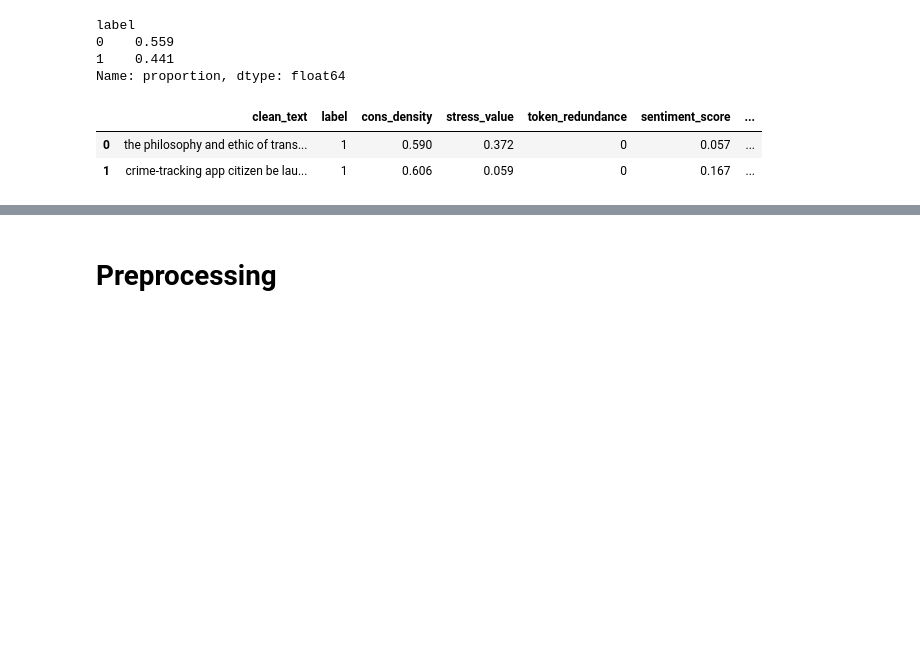
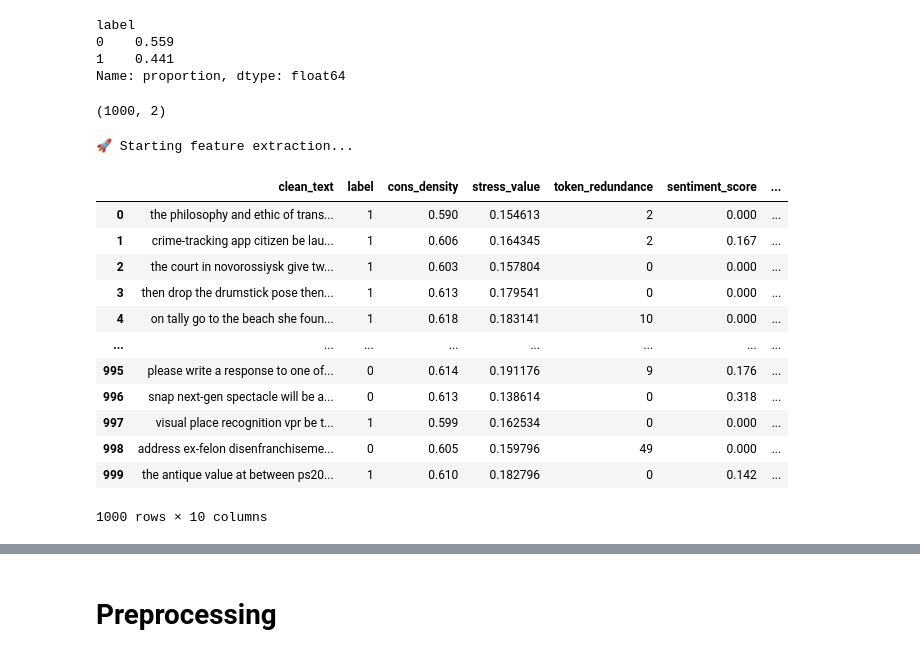
Before and after one commit to nghia95/fake-data-detector, a Jupyter notebook: notebooks/Halim_ML.ipynb, the cells around one changed output, grey strips where cells are left out. Saved outputs shown, nothing was run; the diff lists cells and outputs as text; code cells hidden in the pictures; blank space fills up the shorter version.

Commit message:
Code updated: feature extraction

```diff
--- a/notebooks/Halim_ML.ipynb
+++ b/notebooks/Halim_ML.ipynb
@@ -208,6 +206,7 @@ def cons_density(text):
     return round((consonant/(vowel + consonant)),3)
 # %%
 # Stress Pattern
+
 #nltk.download("cmudict")
 cmu_dict = cmudict.dict()
 
@@ -217,6 +216,8 @@ def get_word_stress(word):
     return 0
 
 def get_sentence_stress(sentence):
+    if not isinstance(sentence, str) or not sentence.strip():
+        return 0  # Return 0 for empty input
     words = sentence.split()
     stress_values = [get_word_stress(word) for word in words]
     return sum(stress_values)
@@ -242,9 +245,3 @@ def redundance(text):
     score = sum(1 for word, count in word_counts.items() if count > 3 * mean_freq)
 
     return score
-# %%
-# Emotion and personality
-
-def sentiment_polarity(text):
-    sent_pol = TextBlob(text).sentiment.polarity
-    return abs(round(sent_pol,3))
@@ -252,6 +267,10 @@ def sentiment_polarity(text):
 # Unusual word choice
 
 def word_choice(text):
+    """Counts occurrences of AI-associated words in the text."""
+    if not isinstance(text, str) or not text.strip():
+        return 0  # Handle empty or None inputs safely
+
     common_ai_words =["commendable",'transhumanist', 'meticulous', 'elevate','hello', 'tapestry' 'leverage',
                   'journey', 'headache','resonate','testament','explore', 'binary','delve',
                   'enrich', 'seamless','multifaceted', 'sorry','foster', 'convey', 'beacon',
@@ -316,26 +343,47 @@ label
 1    0.441
 Name: proportion, dtype: float64
 # %%
+import swifter
+import time
+
 def extract_features(df):
 
-    df["cons_density"] = df["clean_text"].apply(cons_density)
-    df["stress_value"] = df["clean_text"].apply(get_sentence_stress) / len(df["clean_text"])
-    df["token_redundance"] = df["clean_text"].apply(redundance)
-    df["sentiment_score"] = df["clean_text"].apply(sentiment_polarity)
-    df["unusual_word_count"] = df["clean_text"].apply(word_choice)
-    df["coherence_score"] = df["clean_text"].apply(coherence)
-    df["reading_ease"] = df["clean_text"].apply(reading_ease)
-    df["readability_score"] = df["clean_text"].apply(gunning_fog)
+    # Fill missing values (if any)
+    df["clean_text"].fillna("", inplace=True)
 
-    return df
+    return df.assign(
+        cons_density = df["clean_text"].swifter.apply(cons_density),
+        stress_value = df["clean_text"].swifter.apply(lambda x: get_sentence_stress(x) / len(x) if isinstance(x, str) and x else 0),
+        token_redundance = df["clean_text"].swifter.apply(redundance),
+        sentiment_score = df["clean_text"].swifter.apply(sentiment_polarity),
+        unusual_word_count = df["clean_text"].swifter.apply(word_choice),
+        coherence_score = df["clean_text"].swifter.apply(coherence),
+        reading_ease = df["clean_text"].apply(textstat.flesch_reading_ease),
+        readability_score = df["clean_text"].apply(textstat.gunning_fog)
+    )
+# %%
+df_features.shape
+# %% [output]
+(1000, 2)
 # %%
 df_features = extract_features(df_features)
 
-df_features.head(2)
+df_features
 # %% [output]
+🚀 Starting feature extraction...
 |  | clean_text | label | cons_density | stress_value | token_redundance | sentiment_score | ... |
-| 0 | the philosophy and ethic of trans... | 1 | 0.590 | 0.372 | 0 | 0.057 | ... |
-| 1 | crime-tracking app citizen be lau... | 1 | 0.606 | 0.059 | 0 | 0.167 | ... |
+| 0 | the philosophy and ethic of trans... | 1 | 0.590 | 0.154613 | 2 | 0.000 | ... |
+| 1 | crime-tracking app citizen be lau... | 1 | 0.606 | 0.164345 | 2 | 0.167 | ... |
+| 2 | the court in novorossiysk give tw... | 1 | 0.603 | 0.157804 | 0 | 0.000 | ... |
+| 3 | then drop the drumstick pose then... | 1 | 0.613 | 0.179541 | 0 | 0.000 | ... |
+| 4 | on tally go to the beach she foun... | 1 | 0.618 | 0.183141 | 10 | 0.000 | ... |
+| ... | ... | ... | ... | ... | ... | ... | ... |
+| 995 | please write a response to one of... | 0 | 0.614 | 0.191176 | 9 | 0.176 | ... |
+| 996 | snap next-gen spectacle will be a... | 0 | 0.613 | 0.138614 | 0 | 0.318 | ... |
+| 997 | visual place recognition vpr be t... | 1 | 0.599 | 0.162534 | 0 | 0.000 | ... |
+| 998 | address ex-felon disenfranchiseme... | 0 | 0.605 | 0.159796 | 49 | 0.000 | ... |
+| 999 | the antique value at between ps20... | 1 | 0.610 | 0.182796 | 0 | 0.142 | ... |
+1000 rows × 10 columns
 # %%
 df_features = df_features.drop(columns=["clean_text", "label"])
 
```
Also changed, not shown: parts of 22 cells of this notebook.
